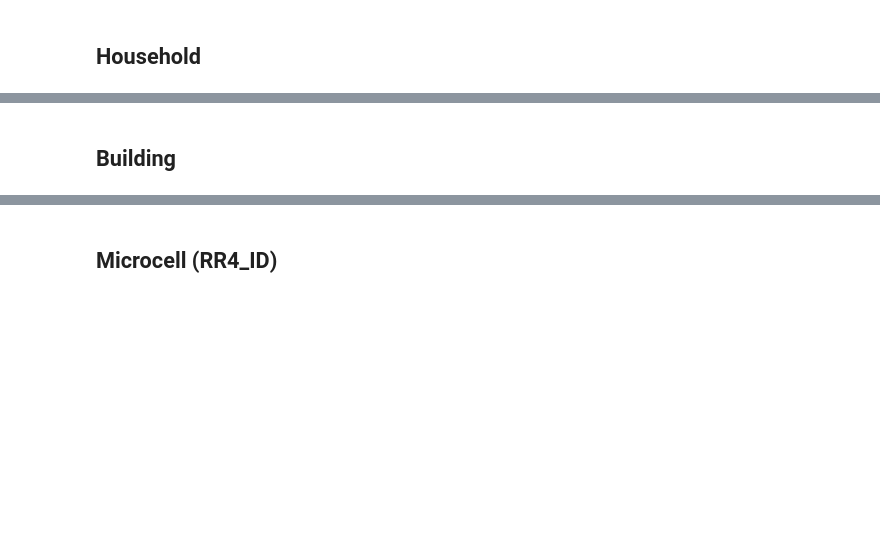
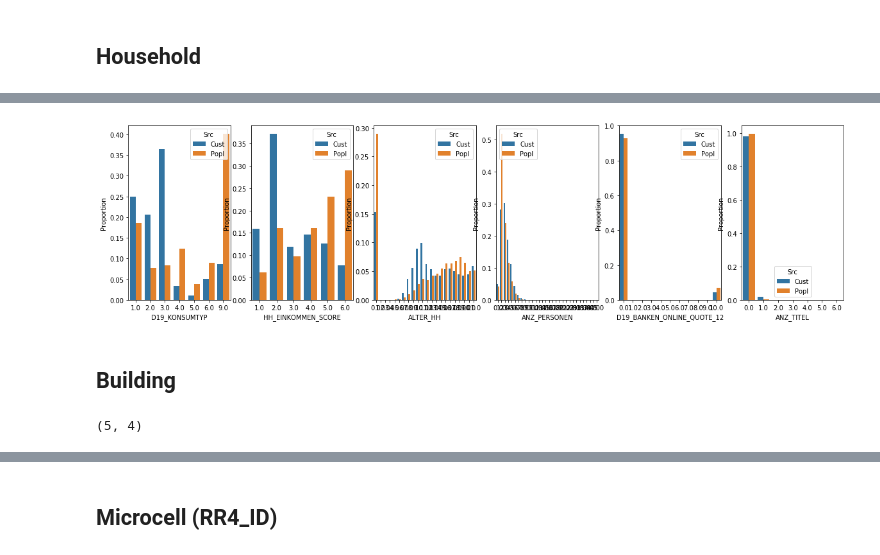
Before and after one commit to PavanKB/arvato_customer_segmentation, a Jupyter notebook: Arvato Project Workbook.ipynb, the cells around one changed output, grey strips where cells are left out. Drawn from its saved outputs; the diff is of its cells as text; code cells hidden in the pictures; blank space fills up the shorter version.

```diff
--- a/Arvato Project Workbook.ipynb
+++ b/Arvato Project Workbook.ipynb
@@ -370,3 +408,7 @@ calc_chi2_stats(azdias, customer, plot_attributes)
+# %%
+plot_data_dist_comp(azdias, customer, different_attributes, 6, 1, (20, 5))
+# %% [output]
+[figure, added]
 # %% [markdown]
 ## Building
 # %%
@@ -378,0 +421,4 @@ calc_chi2_stats(azdias, customer, plot_attributes)
+# %%
+len(similar_attributes), len(different_attributes)
+# %% [output]
+(5, 4)
```
Also changed, not shown: parts of 53 cells of this notebook, 2 other files.
